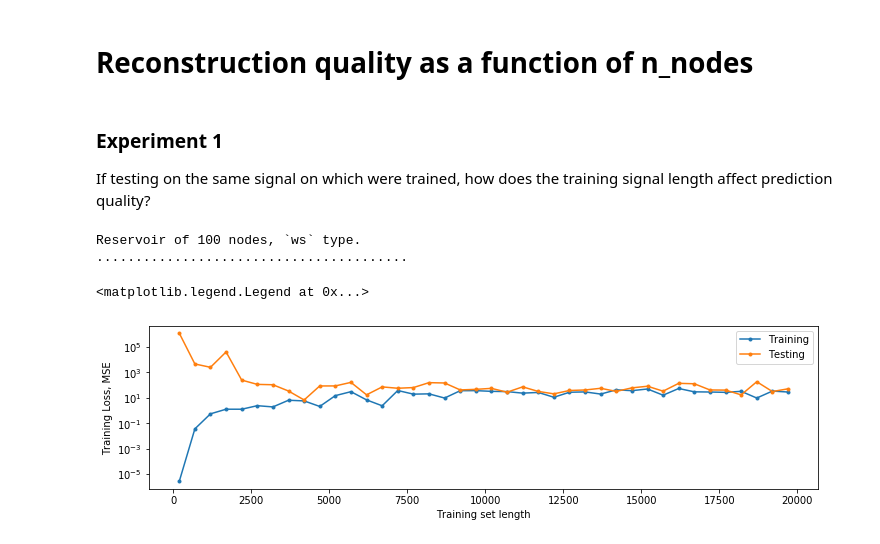
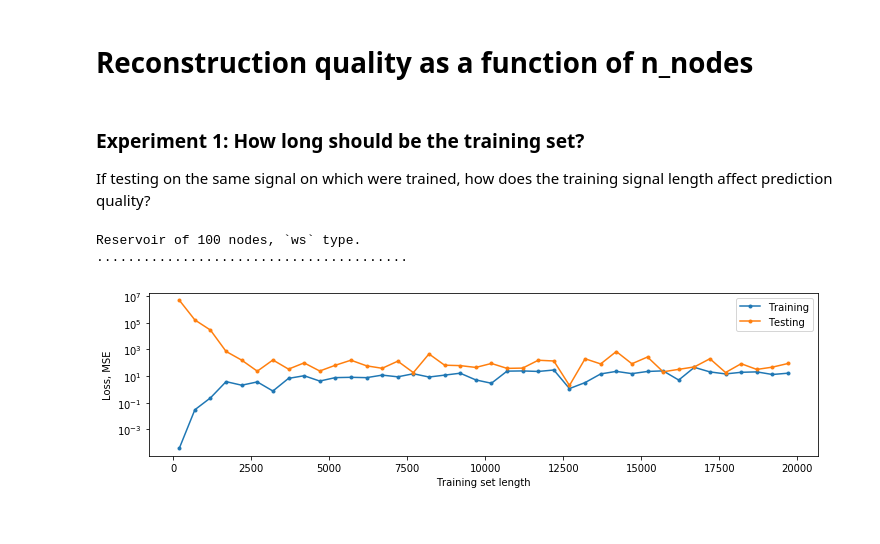
Before and after one commit to khakhalin/echo-networks, a Jupyter notebook: notebooks/experiment_n_points.ipynb, the cells around one changed output. Saved outputs shown, nothing was run; the diff lists cells and outputs as text; code cells hidden in the pictures.

```diff
--- a/notebooks/experiment_n_points.ipynb
+++ b/notebooks/experiment_n_points.ipynb
@@ -7,5 +8,5 @@ from echo import esn
 # %% [markdown]
-### Experiment 1
+### Experiment 1: How long should be the training set?
 
 If testing on the same signal on which were trained, how does the training signal length affect prediction quality?
 # %%
@@ -19,33 +20,32 @@ test_length = 200
 
 loss = np.zeros((len(training_signal_lengths),2)) # Training and testing losses
 
 for i in range(len(training_signal_lengths)):
     seed = np.random.uniform()
     x,y = data.generate(points_to_skip + training_signal_lengths[i],
                         sampling_step=0.02, seed=seed) # Larger set for training
     model.fit(x, y, skip=points_to_skip)
 
     # Training data loss
     z = model.predict(x, length=points_to_skip+test_length)
     loss[i,0] = esn.Data.loss(y[points_to_skip:(points_to_skip+test_length)], z[points_to_skip:])
 
     # Now generate new data, predict on it, calculate testing loss
     seed = np.random.uniform()
     x,y = data.generate(2000, sampling_step=0.02, seed=seed)
     z = model.predict(x, length=points_to_skip+test_length)
     loss[i,1] = esn.Data.loss(y[points_to_skip:(points_to_skip+test_length)], z[points_to_skip:])
 
     print('.', end='')
 
 
 plt.figure(figsize=(12,3));
 plt.plot(training_signal_lengths, loss, '.-');
 plt.yscale('log')
 plt.xlabel('Training set length');
-plt.ylabel('Training Loss, MSE');
+plt.ylabel('Loss, MSE');
 plt.legend(labels=['Training', 'Testing']);
 # %% [output]
 Reservoir of 100 nodes, `ws` type.
 ........................................
-<matplotlib.legend.Legend at 0x...>
-[figure, old version]
+[figure, new version]
```
Also changed, not shown: parts of 3 cells of this notebook.
